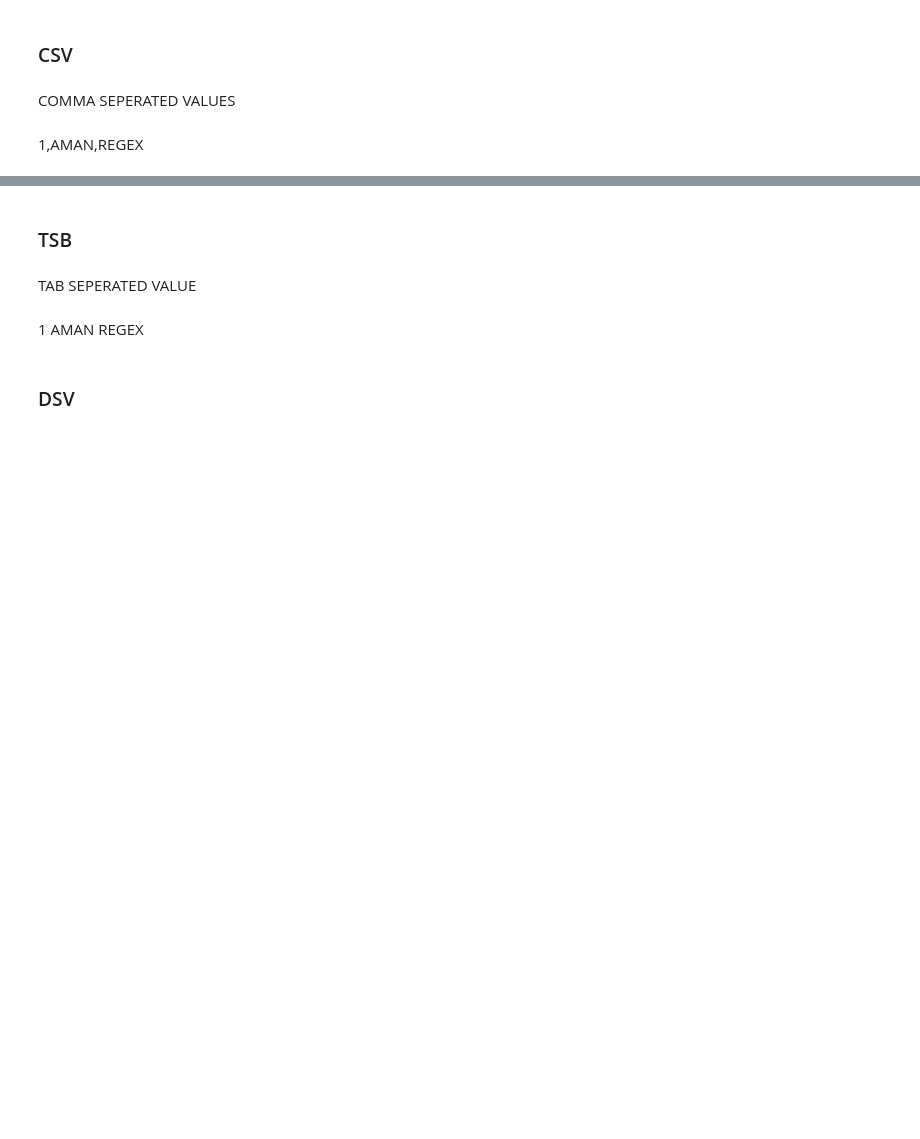
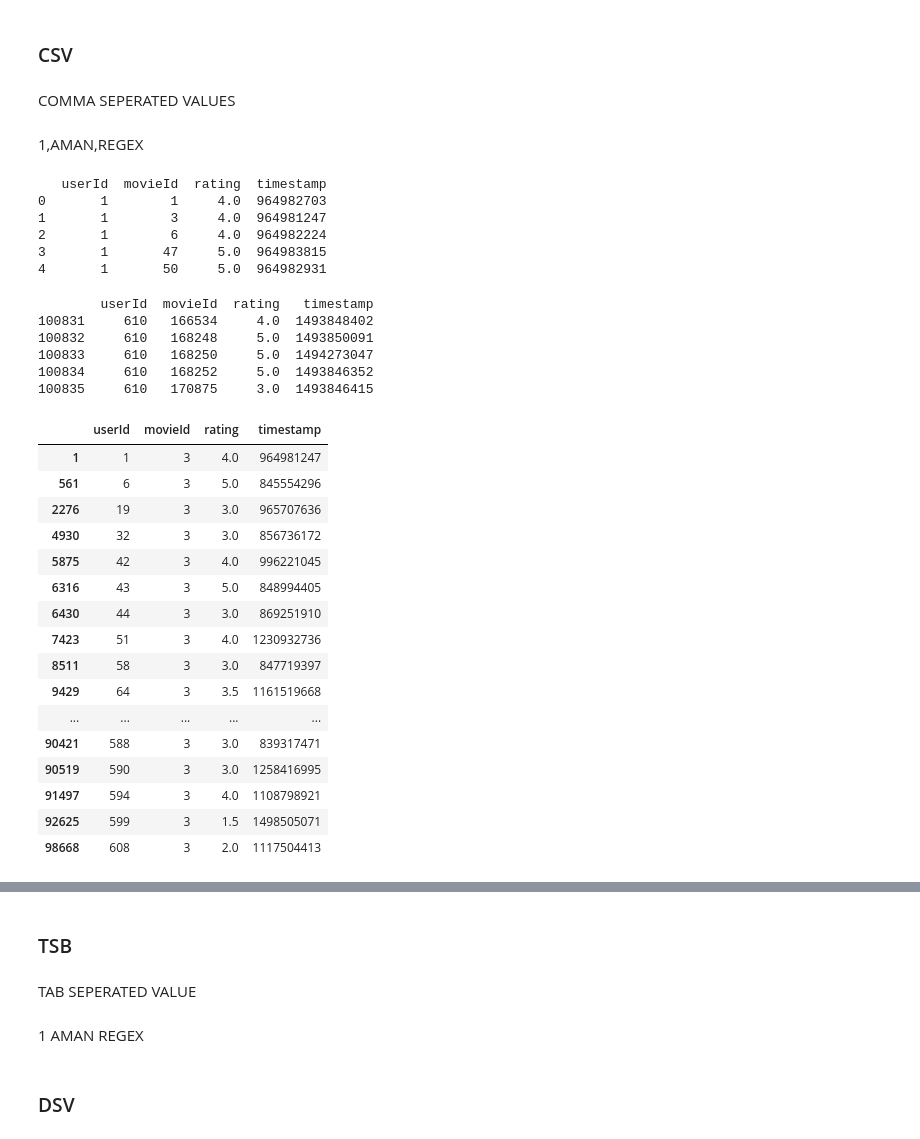
Before and after one commit to shankar-kumar-skj/REGEX, a Jupyter notebook: DAY_8/DAY_8.ipynb, the cells around one changed output, grey strips where cells are left out. Saved outputs shown, nothing was run; the diff lists cells and outputs as text; code cells hidden in the pictures; blank space fills up the shorter version.

```diff
--- a/DAY_8/DAY_8.ipynb
+++ b/DAY_8/DAY_8.ipynb
@@ -277,3 +287,43 @@ Name: product, dtype: object
 COMMA SEPERATED VALUES
 # %% [markdown]
 1,AMAN,REGEX
+# %%
+ratinger=pd.read_csv("ml-latest-small/ratings.csv")
+# %%
+print(ratinger.head())
+# %% [output]
+   userId  movieId  rating  timestamp
+0       1        1     4.0  964982703
+1       1        3     4.0  964981247
+2       1        6     4.0  964982224
+3       1       47     5.0  964983815
+4       1       50     5.0  964982931
+# %%
+print(ratinger.tail())
+# %% [output]
+        userId  movieId  rating   timestamp
+100831     610   166534     4.0  1493848402
+100832     610   168248     5.0  1493850091
+100833     610   168250     5.0  1494273047
+100834     610   168252     5.0  1493846352
+100835     610   170875     3.0  1493846415
+# %%
+ratinger[ratinger["movieId"]==3]
+# %% [output]
+|  | userId | movieId | rating | timestamp |
+| 1 | 1 | 3 | 4.0 | 964981247 |
+| 561 | 6 | 3 | 5.0 | 845554296 |
+| 2276 | 19 | 3 | 3.0 | 965707636 |
+| 4930 | 32 | 3 | 3.0 | 856736172 |
+| 5875 | 42 | 3 | 4.0 | 996221045 |
+| 6316 | 43 | 3 | 5.0 | 848994405 |
+| 6430 | 44 | 3 | 3.0 | 869251910 |
+| 7423 | 51 | 3 | 4.0 | 1230932736 |
+| 8511 | 58 | 3 | 3.0 | 847719397 |
+| 9429 | 64 | 3 | 3.5 | 1161519668 |
+| ... | ... | ... | ... | ... |
+| 90421 | 588 | 3 | 3.0 | 839317471 |
+| 90519 | 590 | 3 | 3.0 | 1258416995 |
+| 91497 | 594 | 3 | 4.0 | 1108798921 |
+| 92625 | 599 | 3 | 1.5 | 1498505071 |
+| 98668 | 608 | 3 | 2.0 | 1117504413 |
```
Also changed, not shown: parts of 13 cells of this notebook, 6 other files.
